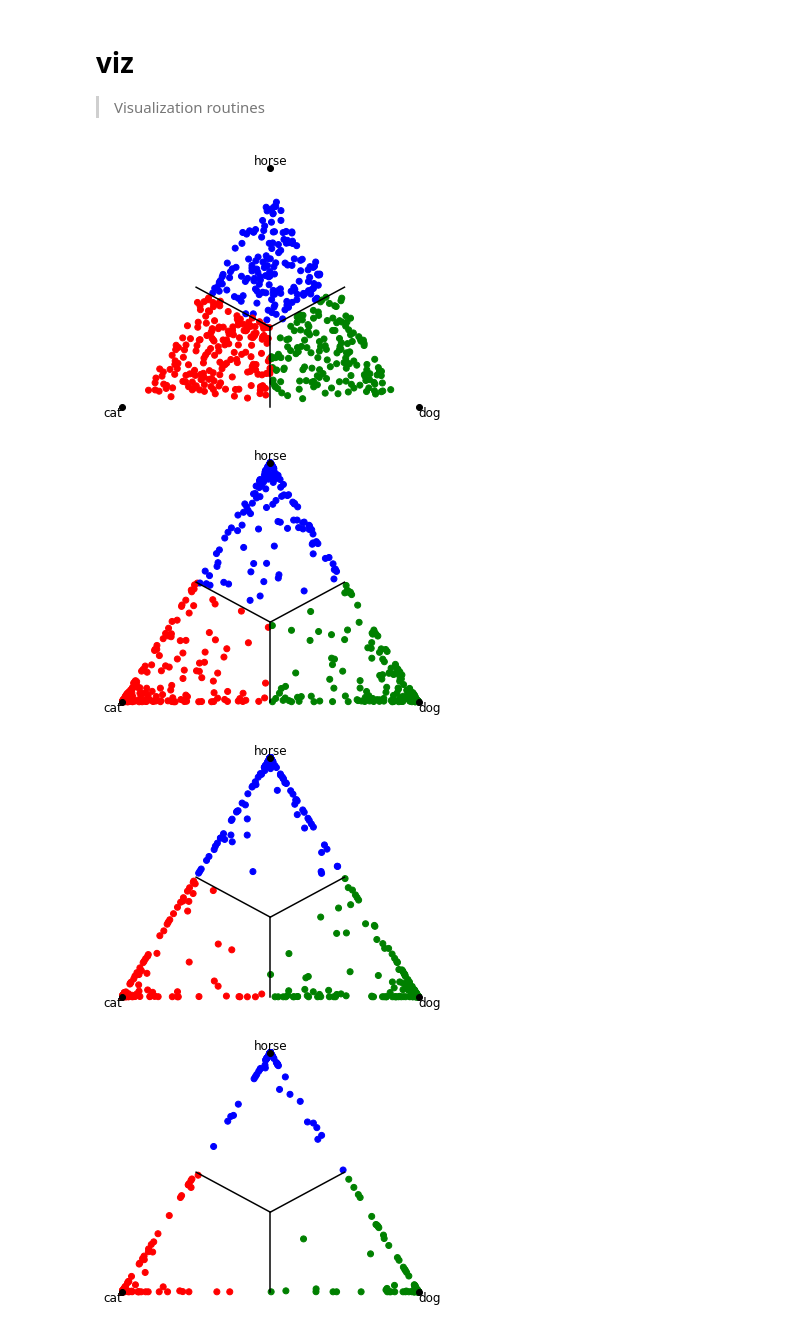
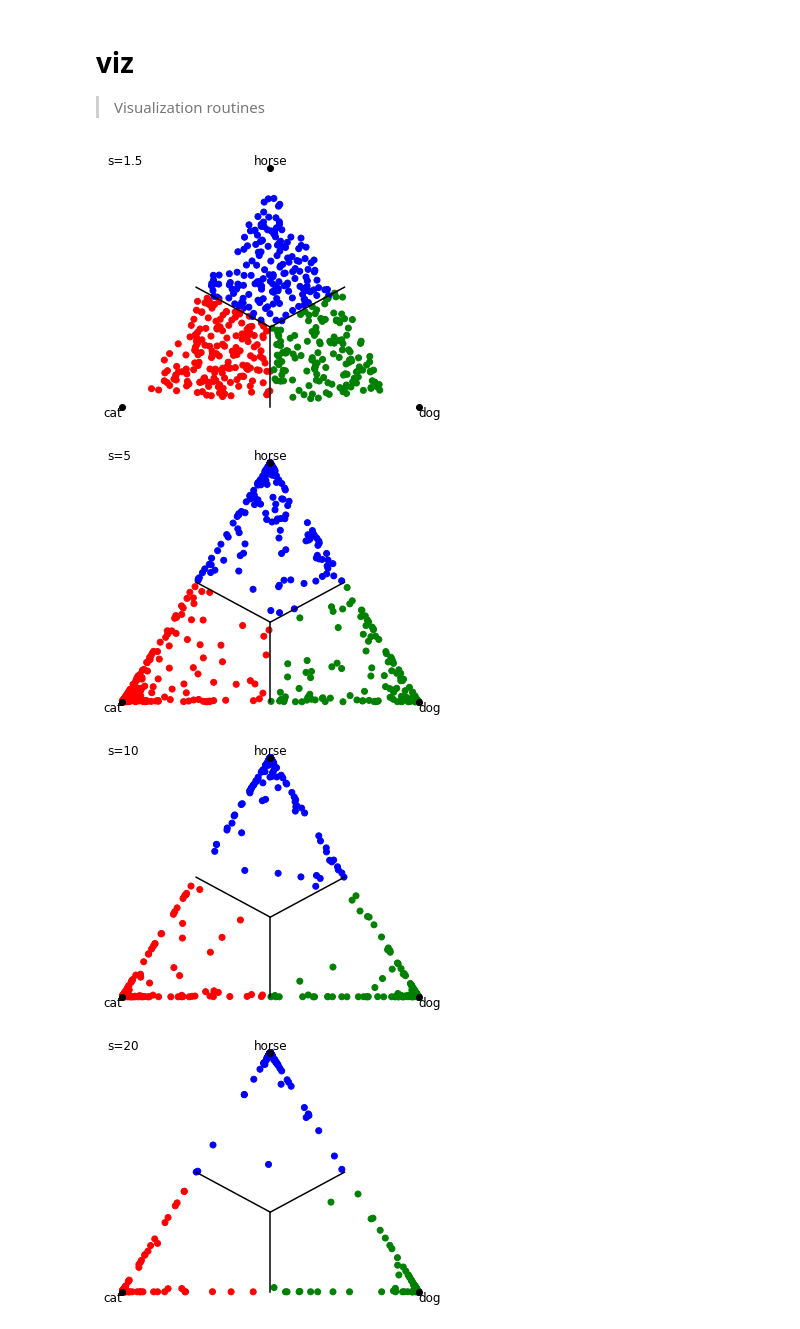
Before and after one commit to drscotthawley/mrspuff, a Jupyter notebook: viz.ipynb, the cells around one changed output. Drawn from its saved outputs; the diff is of its cells as text; code cells hidden in the pictures.

Commit message:
added comment to MPL2D plot

```diff
--- a/viz.ipynb
+++ b/viz.ipynb
@@ -31,13 +31,16 @@ class TrianglePlot2D_MPL():
     "Plot categority predictions for 3 categories - matplotlib style"
     """ pred: (n,3): probability values of n data points in each of 3 classes
         targ: (n):   target value (0,1,2) for each data point"""
-    def __init__(self, pred, targ=None, labels=['0','1','2'], show_bounds=True):
+    def __init__(self, pred, targ=None, labels=['0','1','2'], show_labels=True, show_bounds=True, comment=''):
         store_attr()
         self.fig = plt.figure(figsize=(5,4))
         self.ax = self.fig.add_subplot(111)
-        self.ax.text(-1,0, labels[0], ha='right', va='top', size=12)
-        self.ax.text(1,0, labels[1], size=12, va='top')
-        self.ax.text(0,1, labels[2], va='bottom', ha='center', size=12)
+        if show_labels:
+            self.ax.text(-1,0, labels[0], ha='right', va='top', size=12)
+            self.ax.text(1,0, labels[1], size=12, va='top')
+            self.ax.text(0,1, labels[2], va='bottom', ha='center', size=12)
+        if comment != '':
+            self.ax.text(-1.1,1, comment, va='bottom', ha='left', size=12)
         if show_bounds: # draw lines for decision boundaries, and 'ideal' points
             self.ax.plot([0,0],[0.333,0], color='black')
             self.ax.plot([0,.5],[0.333,.5], color='black')
@@ -50,23 +53,23 @@ class TrianglePlot2D_MPL():
         self.ax.set_ylim(-eps,1+eps)
         self.ax.set_axis_off()
     def do_plot(self):
-        colors = pred if (self.targ is None) else [ ['red','green','blue'][i] for i in self.targ]
+        colors = self.pred if (self.targ is None) else [ ['red','green','blue'][i] for i in self.targ]
         self.scat = self.ax.scatter(self.pred.T[1]-self.pred.T[0],self.pred.T[2], facecolors=colors, marker='o')
         plt.tight_layout()
         return plt
-    def update(self,pred,targ):
+    def update(self, pred, targ):
         self.pred, self.targ = pred, targ
         return self.do_plot()
 # %%
 labels = ['cat','dog','horse']
 for s in [1.5,5,10,20]:
     prob, targ = calc_prob(500, s=s)
-    myplot = TrianglePlot2D_MPL(prob, targ=targ, labels=labels, show_bounds=True).do_plot()
+    myplot = TrianglePlot2D_MPL(prob, targ=targ, labels=labels, show_bounds=True,comment=f's={s}').do_plot()
 # %% [output]
-[figure, old version]
+[figure, new version]
-[figure, old version]
+[figure, new version]
-[figure, old version]
+[figure, new version]
-[figure, old version]
+[figure, new version]
 # %%
 #export
 class TrianglePlot3D_Plotly():
```
Also changed, not shown: 2 other files.
